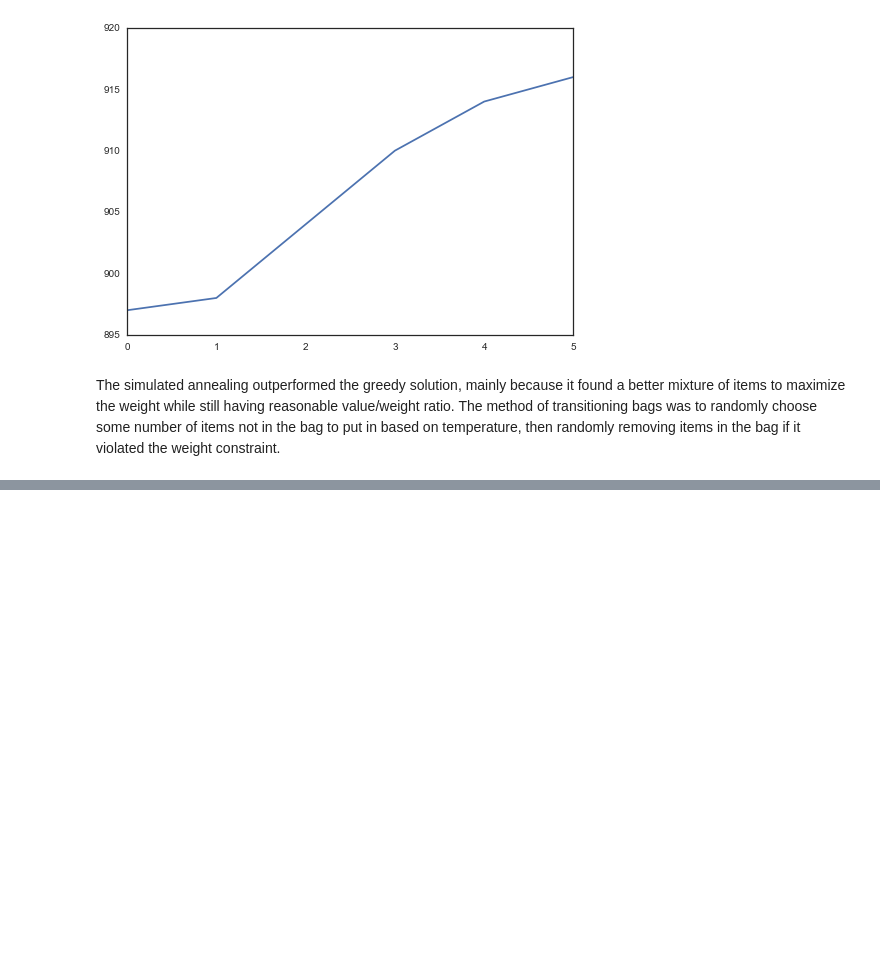
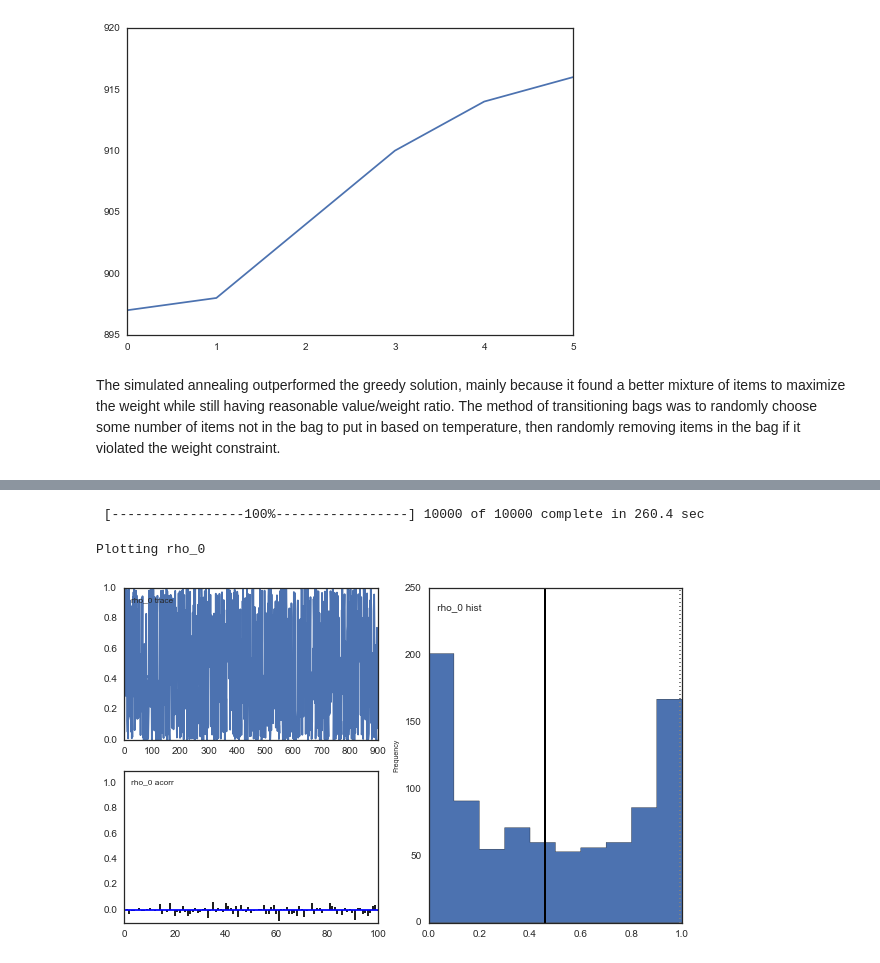
Before and after one commit to chuckyouliu/AM207, a Jupyter notebook: Homework/AM207_Charles_Liu_HW3.ipynb, the cells around one changed output, grey strips where cells are left out. Cells and saved outputs as stored; diff of their text form; code cells hidden in the pictures; blank space fills up the shorter version.

```diff
--- a/Homework/AM207_Charles_Liu_HW3.ipynb
+++ b/Homework/AM207_Charles_Liu_HW3.ipynb
@@ -502,0 +509,10 @@ reports = np.load("HW3/reports.npy")
+# %%
+#for alpha, lets just count the proportion class 0 selected over total selections
+#Then we use the resulting rho in our z_i to get a multinomial of the true selection
+num_0 = 0
+for i in range(len(reports)):
+    num_0 += np.sum(reports[i],0)[0]
+alpha = num_0/np.sum(reports)
+
+rho = pm.Dirichlet("rho", theta=[alpha, 1-alpha])
+z_i = [ pm.Multinomial("z_"+str(i), 1, rho) for i in xrange(len(reports)) ]
@@ -502,0 +545,11 @@ reports = np.load("HW3/reports.npy")
+# %%
+model = pm.Model([rho] + z_i + [theta_0,theta_1] + classifier_0 + classifier_1 + classifier_2)
+mc = pm.MCMC(model)
+mc.sample(iter=10000,burn=1000,thin=10)
+# %% [output]
+ [-----------------100%-----------------] 10000 of 10000 complete in 260.4 sec
+# %%
+pm.Matplot.plot(rho)
+# %% [output]
+Plotting rho_0
+[figure, added]
```
Also changed, not shown: parts of 5 cells of this notebook.
